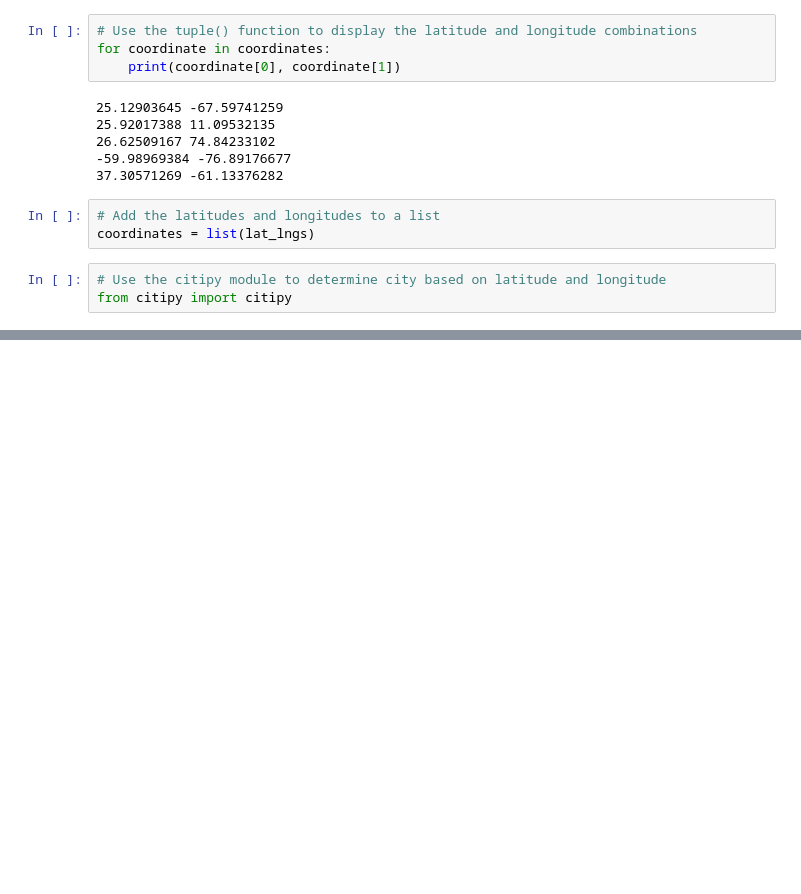
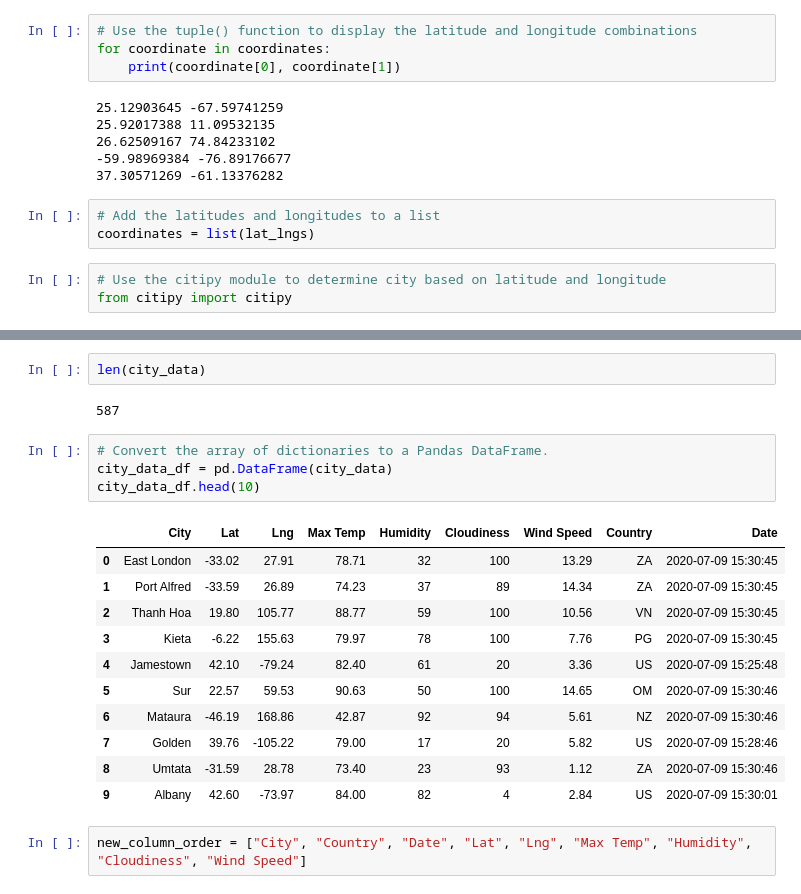
Before and after one commit to GR8505/World_Weather_Analysis, a Jupyter notebook: WeatherPy.ipynb, the cells around one changed output, grey strips where cells are left out. Saved outputs shown, nothing was run; the diff lists cells and outputs as text; blank space fills up the shorter version.

```diff
--- a/WeatherPy.ipynb
+++ b/WeatherPy.ipynb
@@ -73,0 +166,22 @@ len(cities)
+# %%
+len(city_data)
+# %% [output]
+587
+# %%
+# Convert the array of dictionaries to a Pandas DataFrame.
+city_data_df = pd.DataFrame(city_data)
+city_data_df.head(10)
+# %% [output]
+|  | City | Lat | Lng | Max Temp | Humidity | Cloudiness | Wind Speed | Country | Date |
+| 0 | East London | -33.02 | 27.91 | 78.71 | 32 | 100 | 13.29 | ZA | 2020-07-09 15:30:45 |
+| 1 | Port Alfred | -33.59 | 26.89 | 74.23 | 37 | 89 | 14.34 | ZA | 2020-07-09 15:30:45 |
+| 2 | Thanh Hoa | 19.80 | 105.77 | 88.77 | 59 | 100 | 10.56 | VN | 2020-07-09 15:30:45 |
+| 3 | Kieta | -6.22 | 155.63 | 79.97 | 78 | 100 | 7.76 | PG | 2020-07-09 15:30:45 |
+| 4 | Jamestown | 42.10 | -79.24 | 82.40 | 61 | 20 | 3.36 | US | 2020-07-09 15:25:48 |
+| 5 | Sur | 22.57 | 59.53 | 90.63 | 50 | 100 | 14.65 | OM | 2020-07-09 15:30:46 |
+| 6 | Mataura | -46.19 | 168.86 | 42.87 | 92 | 94 | 5.61 | NZ | 2020-07-09 15:30:46 |
+| 7 | Golden | 39.76 | -105.22 | 79.00 | 17 | 20 | 5.82 | US | 2020-07-09 15:28:46 |
+| 8 | Umtata | -31.59 | 28.78 | 73.40 | 23 | 93 | 1.12 | ZA | 2020-07-09 15:30:46 |
+| 9 | Albany | 42.60 | -73.97 | 84.00 | 82 | 4 | 2.84 | US | 2020-07-09 15:30:01 |
+# %%
+new_column_order = ["City", "Country", "Date", "Lat", "Lng", "Max Temp", "Humidity", "Cloudiness", "Wind Speed"]
```
Also changed, not shown: parts of 8 cells of this notebook.
